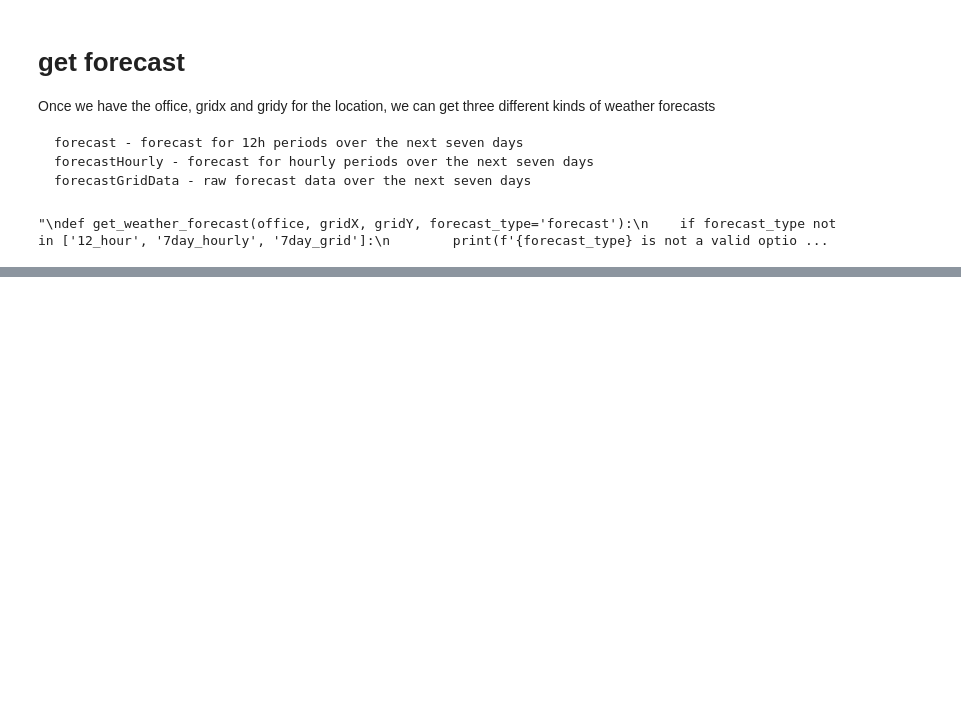
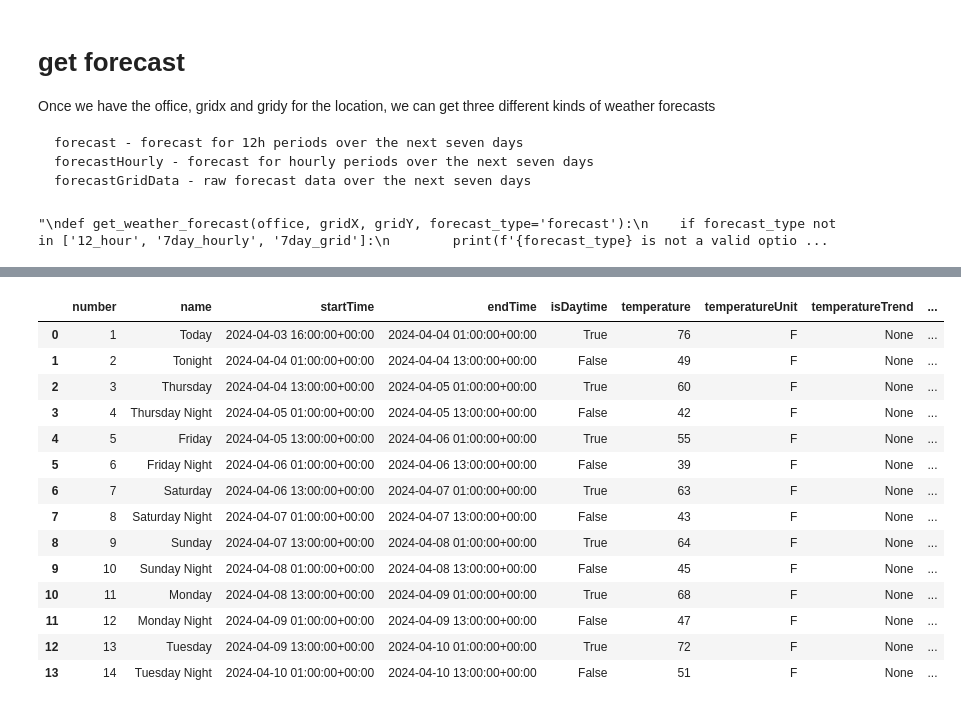
Before and after one commit to denny-lehman/ev_charging, a Jupyter notebook: data/weather.ipynb, the cells around one changed output, grey strips where cells are left out. Drawn from its saved outputs; the diff is of its cells as text; code cells hidden in the pictures; blank space fills up the shorter version.

Commit message:
update to weather and app

```diff
--- a/data/weather.ipynb
+++ b/data/weather.ipynb
@@ -108,3 +109,6 @@ def get_raw_weather_forecast(office, gridX, gridY):
 #forecast_7day_raw = get_weather_forecast('LOX', 160, 48, '7day_grid')
 # %%
 #forecast_7day_hourly
+# %%
+ct_forecast = get_weather_forecast(ct_grid, ct_grid_x, ct_grid_y)
+ct_forecast
@@ -111,3 +134,29 @@ def get_raw_weather_forecast(office, gridX, gridY):
+# %%
+def create_forecast_df(json_forecast):
+    forecast = json_forecast['properties']['periods']
+    forecast_df = pd.DataFrame(forecast)
+    forecast_df['startTime'] = pd.to_datetime(forecast_df['startTime'], utc=True)
+    forecast_df['endTime'] = pd.to_datetime(forecast_df['endTime'], utc=True)
+    return forecast_df
+# %%
+ct_forecast_df = create_forecast_df(ct_forecast)
+ct_forecast_df
+# %% [output]
+|  | number | name | startTime | endTime | isDaytime | temperature | temperatureUnit | temperatureTrend | ... |
+| 0 | 1 | Today | 2024-04-03 16:00:00+00:00 | 2024-04-04 01:00:00+00:00 | True | 76 | F | None | ... |
+| 1 | 2 | Tonight | 2024-04-04 01:00:00+00:00 | 2024-04-04 13:00:00+00:00 | False | 49 | F | None | ... |
+| 2 | 3 | Thursday | 2024-04-04 13:00:00+00:00 | 2024-04-05 01:00:00+00:00 | True | 60 | F | None | ... |
+| 3 | 4 | Thursday Night | 2024-04-05 01:00:00+00:00 | 2024-04-05 13:00:00+00:00 | False | 42 | F | None | ... |
+| 4 | 5 | Friday | 2024-04-05 13:00:00+00:00 | 2024-04-06 01:00:00+00:00 | True | 55 | F | None | ... |
+| 5 | 6 | Friday Night | 2024-04-06 01:00:00+00:00 | 2024-04-06 13:00:00+00:00 | False | 39 | F | None | ... |
+| 6 | 7 | Saturday | 2024-04-06 13:00:00+00:00 | 2024-04-07 01:00:00+00:00 | True | 63 | F | None | ... |
+| 7 | 8 | Saturday Night | 2024-04-07 01:00:00+00:00 | 2024-04-07 13:00:00+00:00 | False | 43 | F | None | ... |
+| 8 | 9 | Sunday | 2024-04-07 13:00:00+00:00 | 2024-04-08 01:00:00+00:00 | True | 64 | F | None | ... |
+| 9 | 10 | Sunday Night | 2024-04-08 01:00:00+00:00 | 2024-04-08 13:00:00+00:00 | False | 45 | F | None | ... |
+| 10 | 11 | Monday | 2024-04-08 13:00:00+00:00 | 2024-04-09 01:00:00+00:00 | True | 68 | F | None | ... |
+| 11 | 12 | Monday Night | 2024-04-09 01:00:00+00:00 | 2024-04-09 13:00:00+00:00 | False | 47 | F | None | ... |
+| 12 | 13 | Tuesday | 2024-04-09 13:00:00+00:00 | 2024-04-10 01:00:00+00:00 | True | 72 | F | None | ... |
+| 13 | 14 | Tuesday Night | 2024-04-10 01:00:00+00:00 | 2024-04-10 13:00:00+00:00 | False | 51 | F | None | ... |
 # %%
 ct_hourly_forecast = get_hourly_weather_forecast(ct_grid, ct_grid_x, ct_grid_y)
 ct_hourly_forecast
```
Also changed, not shown: parts of 4 cells of this notebook, 2 other files.
